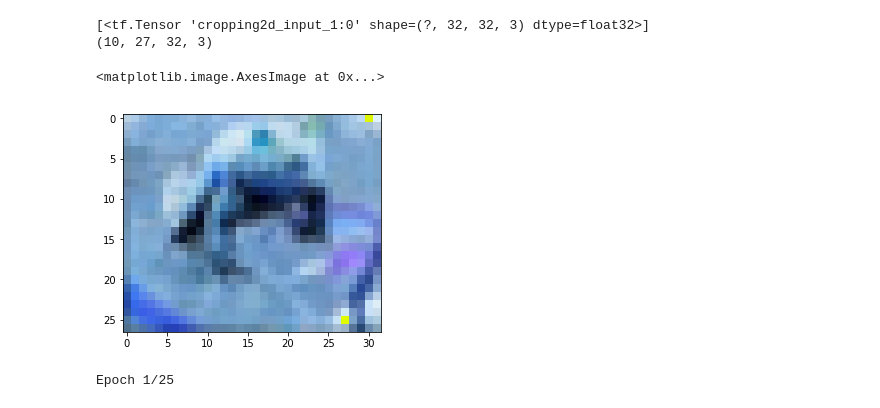
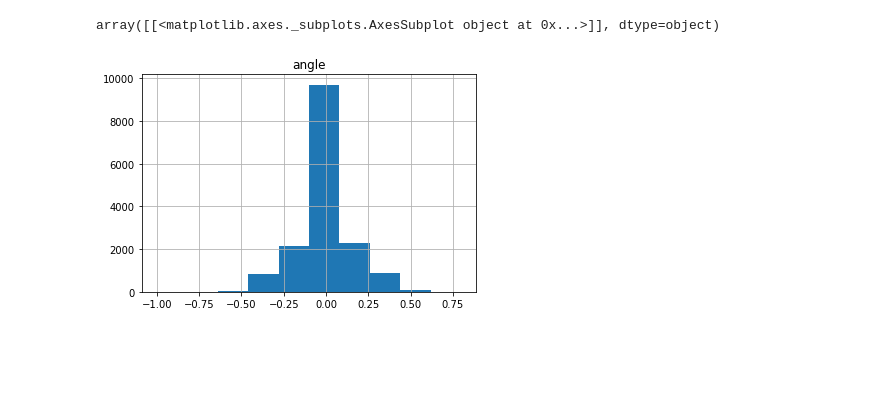
Before and after one commit to kindoblue/CarND-Behavioral-Cloning-P3, a Jupyter notebook: experiments.ipynb, the cells around one changed output. Drawn from its saved outputs; the diff is of its cells as text; code cells hidden in the pictures; blank space fills up the shorter version.

```diff
--- a/experiments.ipynb
+++ b/experiments.ipynb
@@ -81,30 +0,0 @@ None
-# %%
-from keras import backend as K
-
-import matplotlib.pyplot as plt
-%matplotlib inline
-
-fun = K.function([model.layers[0].input], [model.layers[0].output])
-
-print(fun.inputs)
-# mind that doesnt say a tensor, but a damn list of tensor!!
-# http://stackoverflow.com/questions/42045092/does-k-function-method-of-keras-with-tensorflow-backend-work-with-network-layers
-
-aa = X_train[0:10]
-
-image = fun([aa])[0]
-
-print(image.shape)
-plt.imshow(image[0])
-# %% [output]
-[<tf.Tensor 'cropping2d_input_1:0' shape=(?, 32, 32, 3) dtype=float32>]
-(10, 27, 32, 3)
-<matplotlib.image.AxesImage at 0x...>
-[figure, removed]
-# %%
-# fits the model on batches with real-time data augmentation:
-model.fit_generator(datagen.flow(X_train, Y_train, batch_size=32),
-                    samples_per_epoch=len(X_train),
-                    nb_epoch=epochs)
-# %% [output]
-Epoch 1/25
@@ -110,0 +9,22 @@ Epoch 1/25
+# %%
+# paths
+paths = '/Users/ice/Downloads/data'
+pattern = os.path.join(paths, "*/*.csv")
+
+# column names
+columns = ('center', 'left', 'right', 'angle', 'throttle', 'break', 'speed')
+
+# list of all csv files
+all_files = glob.glob(pattern, recursive=True)
+
+# load one dataframe for each csv
+df_from_each_file = (pd.read_csv(f, header=None, names=columns) for f in all_files)
+
+# concatenate the dataframes in one
+df = pd.concat(df_from_each_file, ignore_index=True)
+
+# show histogram for steering angle distribution
+df.hist(column='angle', bins=10)
+# %% [output]
+array([[<matplotlib.axes._subplots.AxesSubplot object at 0x...>]], dtype=object)
+[figure, added]
```
Also changed, not shown: parts of 10 cells of this notebook, 9 other files.
